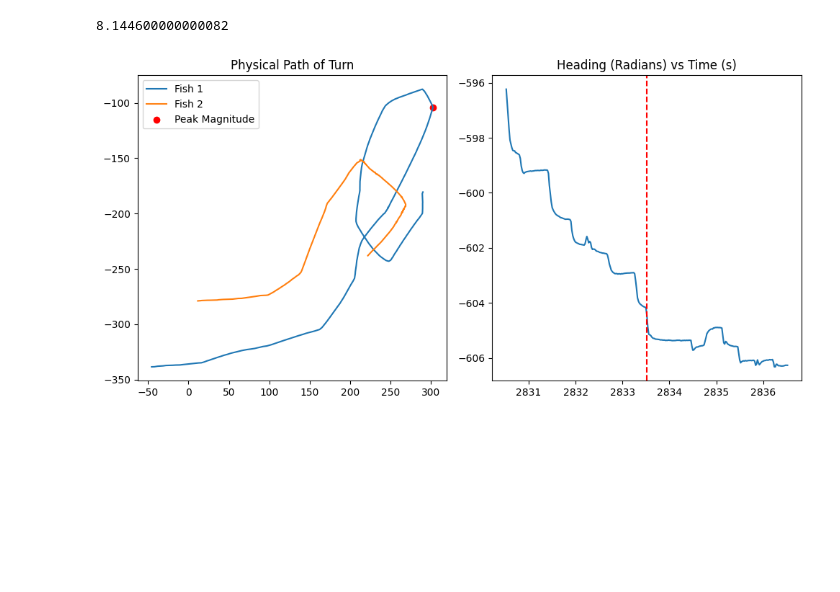
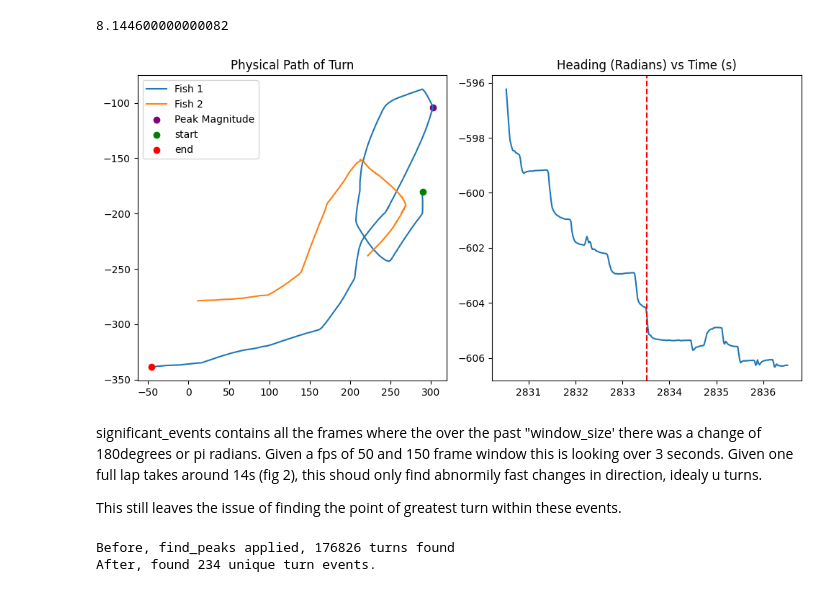
Before and after one commit to eloisecowley4/mdm2_project2, a Jupyter notebook: analysis_testing.ipynb, the cells around one changed output. Saved outputs shown, nothing was run; the diff lists cells and outputs as text; code cells hidden in the pictures; blank space fills up the shorter version.

Commit message:
Filtered and plotted turns

```diff
--- a/analysis_testing.ipynb
+++ b/analysis_testing.ipynb
@@ -142,23 +146,48 @@ print(max(significant_events))
 # %%
 turn_idx = sustained_turn.abs().idxmax()
 
-window = a.loc[turn_idx-150 : turn_idx+150]
+window = a.loc[turn_idx-window_size : turn_idx+window_size]
 
 plt.figure(figsize=(10, 5))
 
 plt.subplot(1, 2, 1)
 plt.plot(window['X1'], window['Y1'], label='Fish 1')
 plt.plot(window['X2'], window['Y2'], label='Fish 2')
-plt.scatter(a.loc[turn_idx, 'X1'], a.loc[turn_idx, 'Y1'], color='red', label='Peak Magnitude')
+
+plt.scatter(a.loc[turn_idx, 'X1'], a.loc[turn_idx, 'Y1'], color='purple', label='Peak Magnitude')
+
+plt.scatter(window.iloc[0]['X1'], window.iloc[0]['Y1'], marker="o", color="green", label="start", zorder=5)
+plt.scatter(window.iloc[-1]['X1'], window.iloc[-1]['Y1'], marker="o", color="red", label="end", zorder=5)
+
 plt.title("Physical Path of Turn")
 plt.legend()
 
 plt.subplot(1, 2, 2)
 plt.plot(window.index / 50, window['H1'])
 plt.axvline(turn_idx / 50, color='red', linestyle='--')
 plt.title("Heading (Radians) vs Time (s)")
 
 plt.tight_layout()
 plt.show()
 # %% [output]
-[figure, old version]
+[figure, new version]
+# %% [markdown]
+significant_events contains all the frames where the over the past "window_size' there was a change of 180degrees or pi radians.
+Given a fps of 50 and 150 frame window this is looking over 3 seconds. Given one full lap takes around 14s (fig 2), this shoud only find abnormily fast changes in direction, idealy u turns.
+
+This still leaves the issue of finding the point of greatest turn within these events.
+# %%
+#Help from gemini, have read thru documentation but not verified as of 17/02/26 16:24
+
+from scipy.signal import find_peaks
+
+peaks, _ = find_peaks(sustained_turn.abs().fillna(0),
+                      height=np.pi,
+                      distance=150)
+
+print(f"Before, find_peaks applied, {len(sustained_turn)} turns found")
+print(f"After, found {len(peaks)} unique turn events.")
+#Result seems to make sense
+# %% [output]
+Before, find_peaks applied, 176826 turns found
+After, found 234 unique turn events.
```
Also changed, not shown: parts of 4 cells of this notebook.
